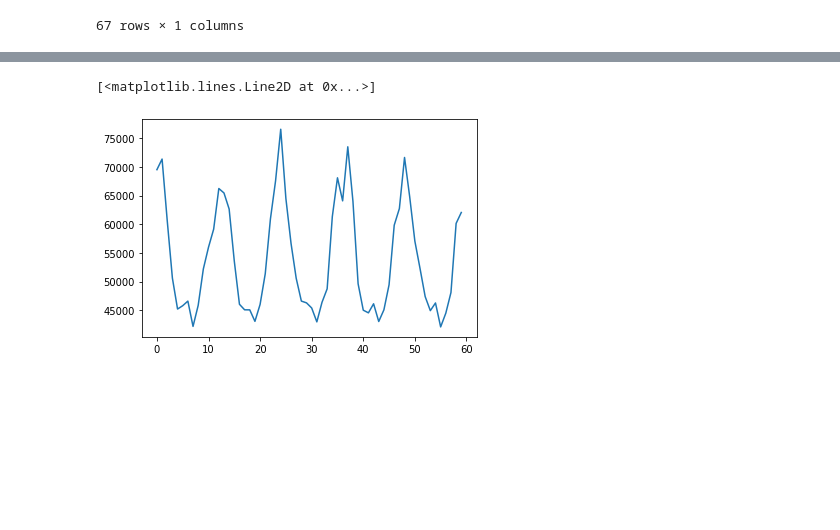
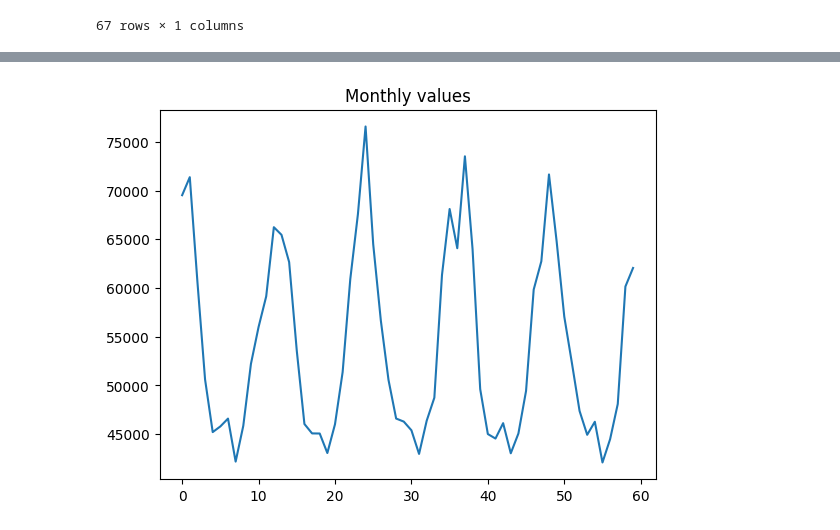
Before and after one commit to RPegoud/TimeSeries, a Jupyter notebook: TimeSeries.ipynb, the cells around one changed output, grey strips where cells are left out. Drawn from its saved outputs; the diff is of its cells as text; code cells hidden in the pictures; blank space fills up the shorter version.

```diff
--- a/TimeSeries.ipynb
+++ b/TimeSeries.ipynb
@@ -131,8 +138,9 @@ plt.show()
 # %%
 plt.plot(values)
+plt.title('Monthly values')
+plt.show()
 # %% [output]
-[<matplotlib.lines.Line2D at 0x...>]
-[figure, old version]
+[figure, new version]
 # %%
 train = melted_means[melted_means['year']<2018]
 test = melted_means[melted_means['year'].between(2018,2020)]
```
Also changed, not shown: parts of 7 cells of this notebook, 3 other files.
